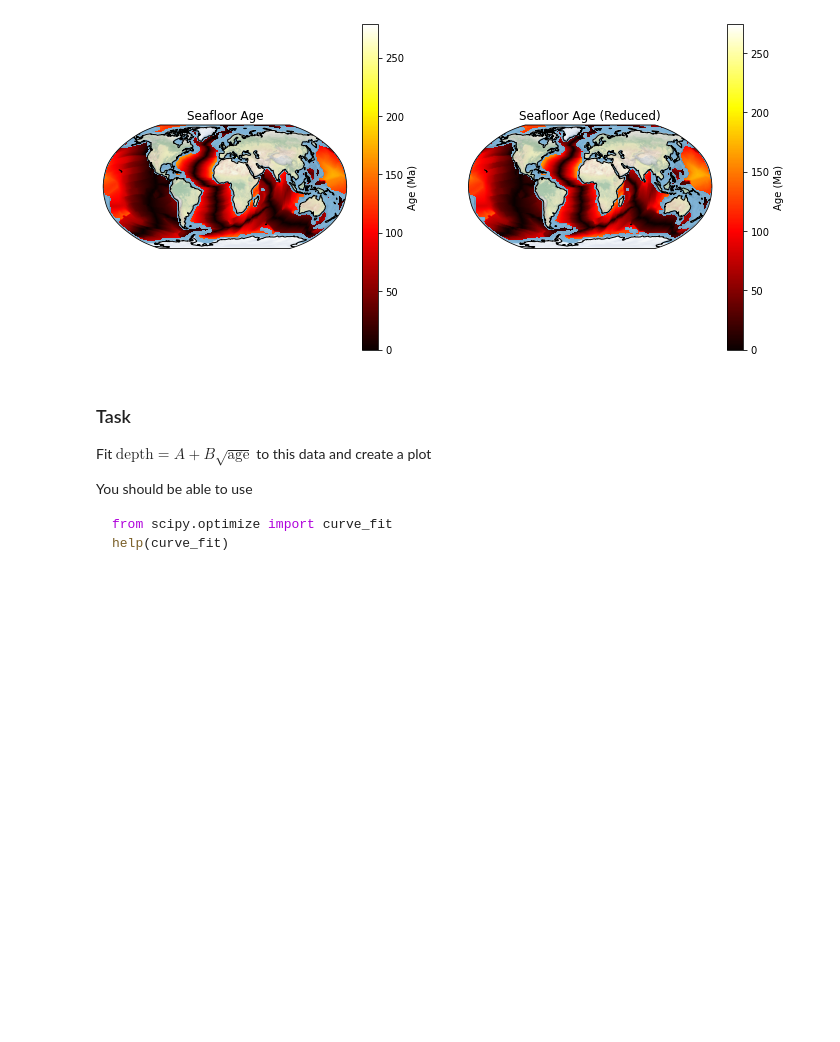
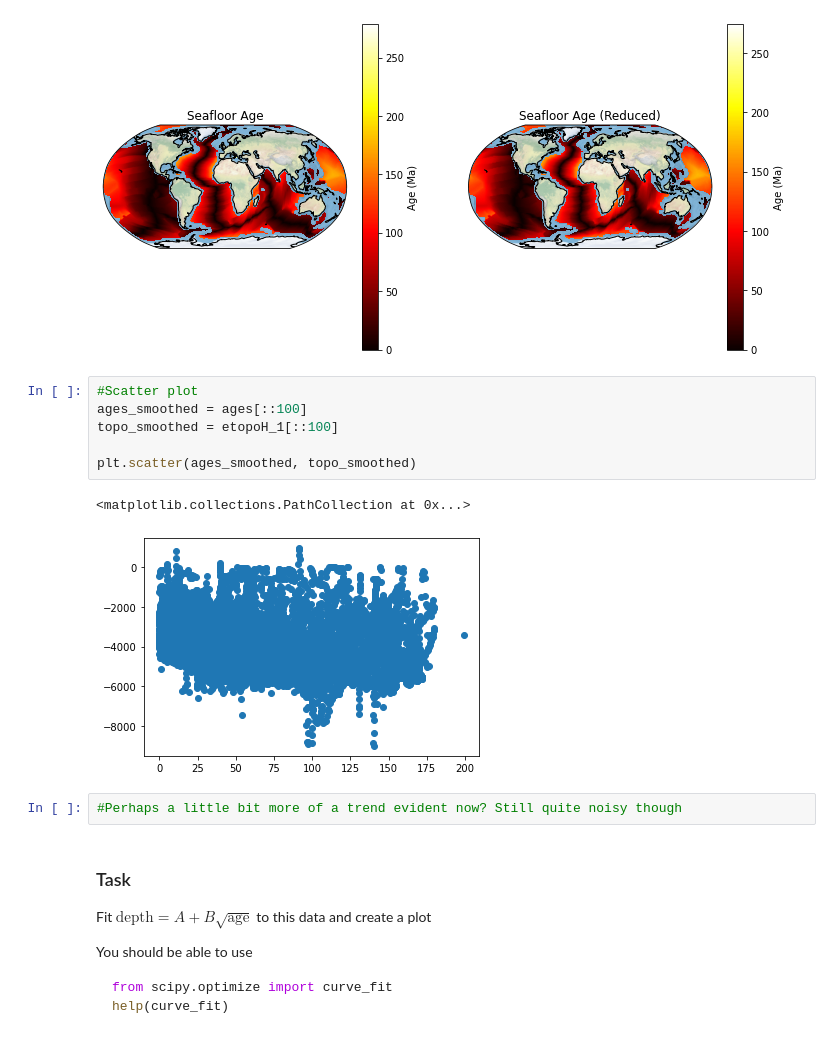
Before and after one commit to rbra6893/2021-Honours, a Jupyter notebook: Exercise1_Rebekah.ipynb, the cells around one changed output. Cells and saved outputs as stored; diff of their text form; blank space fills up the shorter version.

```diff
--- a/Exercise1_Rebekah.ipynb
+++ b/Exercise1_Rebekah.ipynb
@@ -266,6 +266,17 @@ ax2 = plt.colorbar(label='Age (Ma)')
 # %% [output]
 [figure]
 [figure]
+# %%
+#Scatter plot
+ages_smoothed = ages[::100]
+topo_smoothed = etopoH_1[::100]
+
+plt.scatter(ages_smoothed, topo_smoothed)
+# %% [output]
+<matplotlib.collections.PathCollection at 0x...>
+[figure, added]
+# %%
+#Perhaps a little bit more of a trend evident now? Still quite noisy though
 # %% [markdown]
 ### Task
 
```
Also changed, not shown: parts of 2 cells of this notebook.
